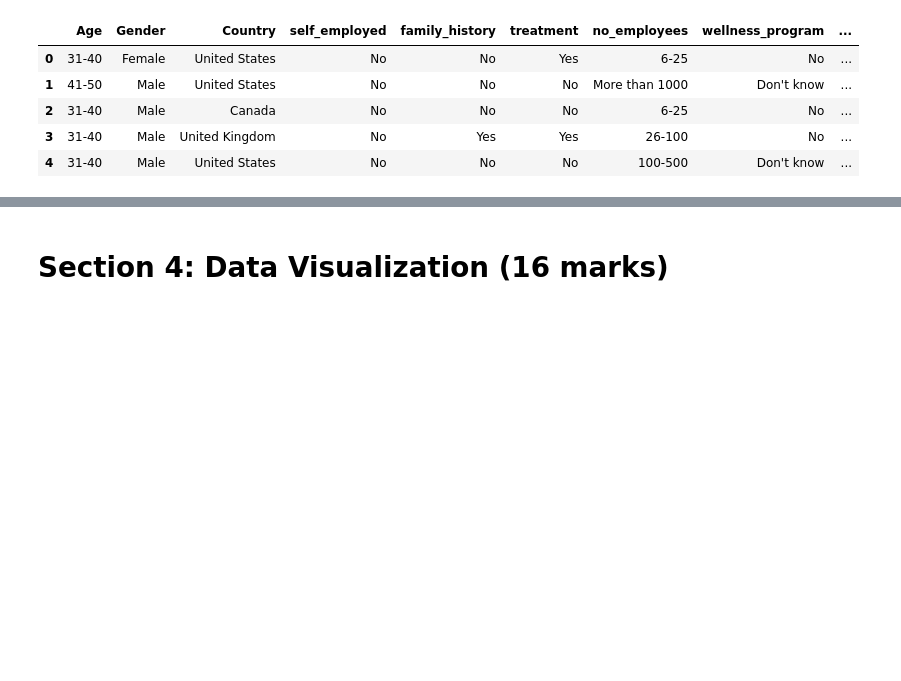
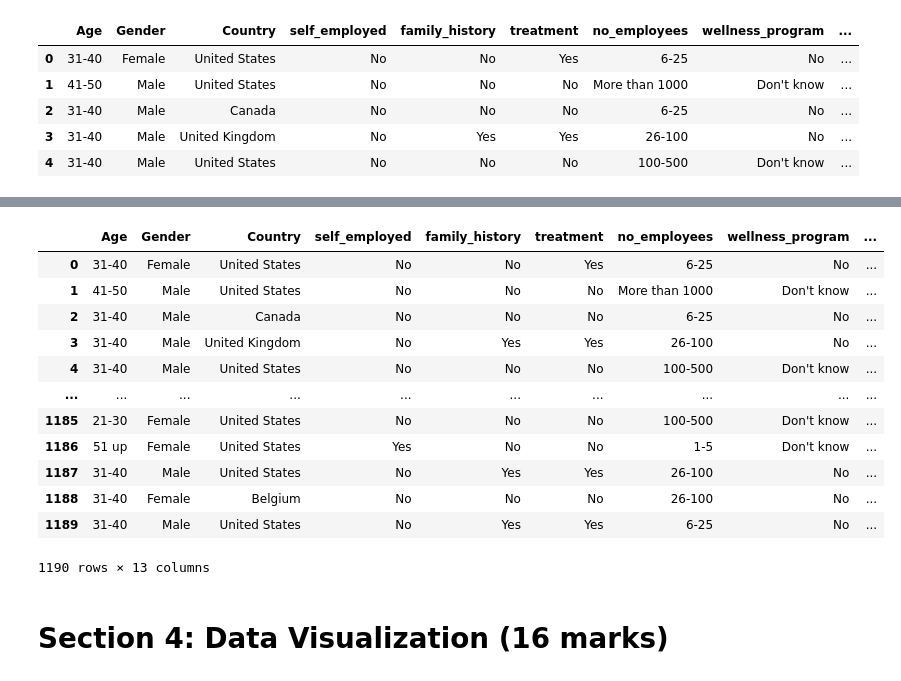
Before and after one commit to guavacoderepo/SOFT40161-COURSE-WORK, a Jupyter notebook: NTU_N1280799_SOFT40161_2.ipynb, the cells around one changed output, grey strips where cells are left out. Saved outputs shown, nothing was run; the diff lists cells and outputs as text; code cells hidden in the pictures; blank space fills up the shorter version.

```diff
--- a/NTU_N1280799_SOFT40161_2.ipynb
+++ b/NTU_N1280799_SOFT40161_2.ipynb
@@ -322,3 +362,22 @@ df.head()
+# %%
+# people that filled the survey in 2014
+df_2014 = df[df['YearMonth'].dt.year == 2014]
+
+df_2014
+# %% [output]
+|  | Age | Gender | Country | self_employed | family_history | treatment | no_employees | wellness_program | ... |
+| 0 | 31-40 | Female | United States | No | No | Yes | 6-25 | No | ... |
+| 1 | 41-50 | Male | United States | No | No | No | More than 1000 | Don't know | ... |
+| 2 | 31-40 | Male | Canada | No | No | No | 6-25 | No | ... |
+| 3 | 31-40 | Male | United Kingdom | No | Yes | Yes | 26-100 | No | ... |
+| 4 | 31-40 | Male | United States | No | No | No | 100-500 | Don't know | ... |
+| ... | ... | ... | ... | ... | ... | ... | ... | ... | ... |
+| 1185 | 21-30 | Female | United States | No | No | No | 100-500 | Don't know | ... |
+| 1186 | 51 up | Female | United States | Yes | No | No | 1-5 | Don't know | ... |
+| 1187 | 31-40 | Male | United States | No | Yes | Yes | 26-100 | No | ... |
+| 1188 | 31-40 | Female | Belgium | No | No | No | 26-100 | No | ... |
+| 1189 | 31-40 | Male | United States | No | Yes | Yes | 6-25 | No | ... |
+1190 rows × 13 columns
 # %%
 # Reflection on results
 # %% [markdown]
```
Also changed, not shown: parts of 19 cells of this notebook.
